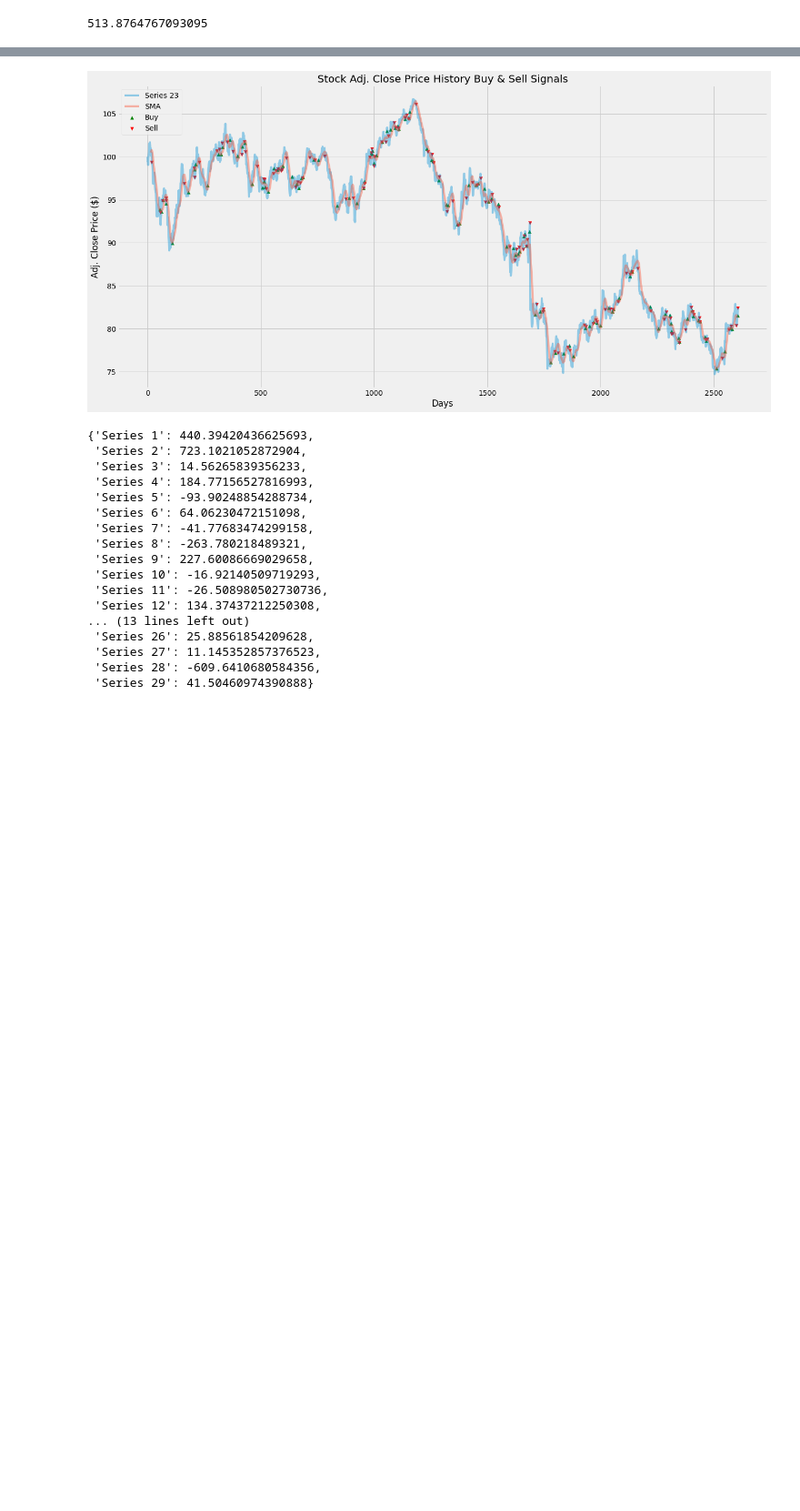
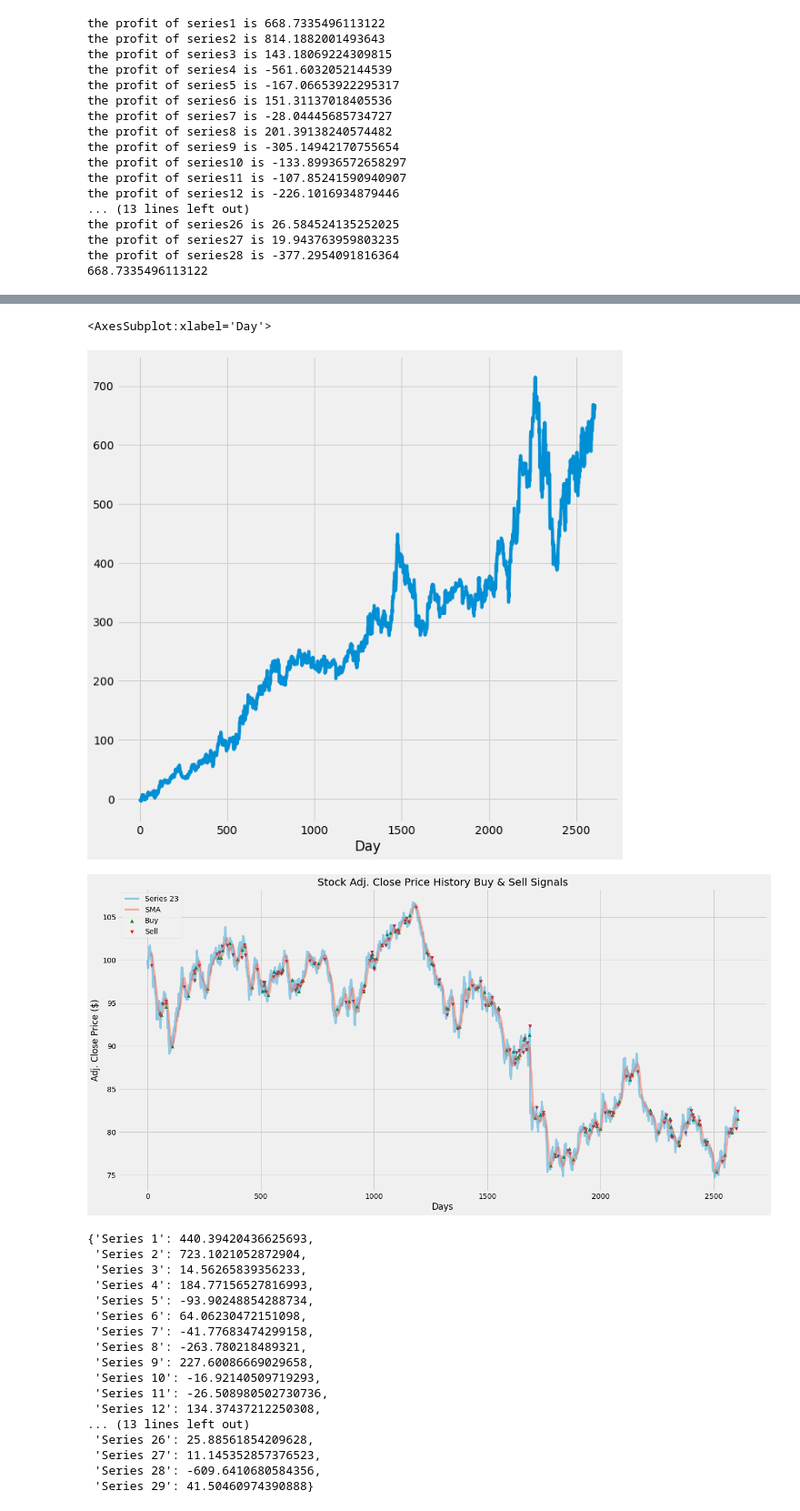
Before and after one commit to oscarwoodi/BHProj2Team1, a Jupyter notebook: MACD and AWESOME Oscillator.ipynb, the cells around one changed output, grey strips where cells are left out. Shown at 91% size. Cells and saved outputs as stored; diff of their text form; code cells hidden in the pictures; blank space fills up the shorter version.

Commit message:
working inflexions

```diff
--- a/MACD and AWESOME Oscillator.ipynb
+++ b/MACD and AWESOME Oscillator.ipynb
@@ -95,11 +95,12 @@ def rolling_averages_inflexions(data, window):
     # lag - is how far % past the average before a signal is generated
 
     SMA = data.rolling(window = window).mean()
-    gradients_prov = np.gradient(SMA)
-    gradients_prov = np.insert(gradients_prov,0,np.nan)
-    gradients_prov = gradients_prov[:-1].copy()
+    #gradients_prov = np.gradient(SMA)
+    gradients_prov = pd.DataFrame.pct_change(SMA)
+    #gradients_prov = np.insert(gradients_prov,0,np.nan)
+    #gradients_prov = gradients_prov[:-1].copy()
 
-    gradients = pd.Series(gradients_prov)
+    gradients = pd.Series(gradients_prov).fillna(0)
 
     # generating signals
     sigPriceBuy = []
@@ -152,7 +153,7 @@ def rolling_averages_inflexions(data, window):
         #iterate through all the other days and find profit
         else:
             # TAKING A LONG POSITION
-            if gradients[i]>0 and gradients[i-1]<0:
+            if gradients[i]>0 and gradients[i-1]<=0:
 
                 #From nothing to long
                 if flag == 0:
@@ -177,7 +178,7 @@ def rolling_averages_inflexions(data, window):
                     pass
 
             # TAKING A SHORT POSITION
-            elif gradients[i]<0 and gradients[i-1]>0:
+            elif gradients[i]<0 and gradients[i-1]>=0:
 
                 #from nothing to a short
                 if flag == 0:
@@ -239,6 +240,9 @@ def rolling_averages_inflexions(data, window):
 
     return table, (sigPriceBuy, sigPriceSell, flag_status, daily_profit, cumulative_profit, profit)
 # %%
-table, data_tuple = rolling_averages_inflexions(df['Series 1'],30)
+table, data_tuple = rolling_averages_inflexions(df['Series 1'],1)
 data_tuple[5]
+print(data_tuple[5])
+#plt.figure(figsize=(10,10))
+table.tail(10)
 # %% [output]
@@ -246,10 +262,29 @@ data_tuple[5]
 # %%
-def profitno(series):
-        table, data_tuple = rolling_averages_inflexions(df['Series {}'.format(series)],30)
+def profitno(series, window):
+        table, data_tuple = rolling_averages_inflexions(df['Series {}'.format(series)],window)
         print('the profit of series{} is {}'.format(series, data_tuple[5]))
-#for i in range(1,30):
-    #profitno(i)
+
+for i in range(1,29):
+    profitno(i,1)
+
 print(data_tuple[5])
-table.head(50)
+plt.figure(figsize=(10,10))
+table['CUMULATIVE PROFIT'].plot()
 # %% [output]
-513.8764767093095
+the profit of series1 is 668.7335496113122
+the profit of series2 is 814.1882001493643
+the profit of series3 is 143.18069224309815
+the profit of series4 is -561.6032052144539
+the profit of series5 is -167.06653922295317
+the profit of series6 is 151.31137018405536
+the profit of series7 is -28.04445685734727
+the profit of series8 is 201.39138240574482
+the profit of series9 is -305.14942170755654
+the profit of series10 is -133.89936572658297
+the profit of series11 is -107.85241590940907
+the profit of series12 is -226.1016934879446
+... (13 lines left out)
+the profit of series26 is 26.584524135252025
+the profit of series27 is 19.943763959803235
+the profit of series28 is -377.2954091816364
+668.7335496113122
@@ -273,3 +291,5 @@ table.head(50)
+<AxesSubplot:xlabel='Day'>
+[figure, added]
 # %%
 window_test =15
 series = 'Series 23'
```
Also changed, not shown: parts of 2 cells of this notebook.
